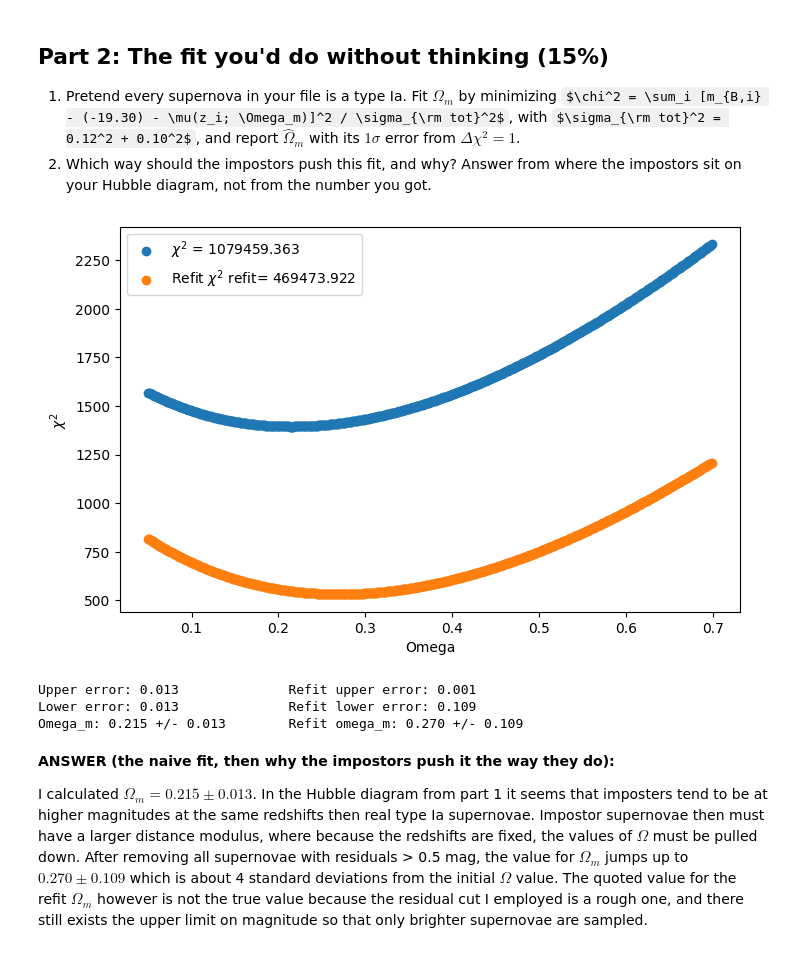
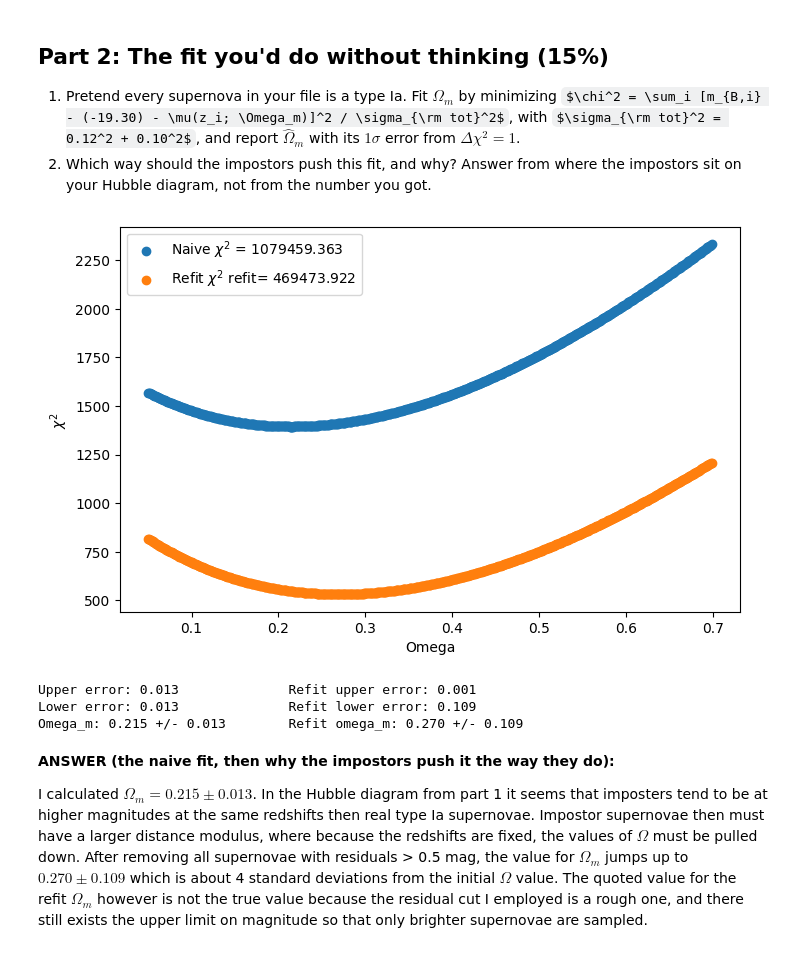
Before and after one commit to andrewtsteves/ast457_2026_Fall, a Jupyter notebook: submissions/asteves2/lab09.ipynb, the cells around one changed output. Cells and saved outputs as stored; diff of their text form; code cells hidden in the pictures; some formulas as TeX source.

```diff
--- a/submissions/asteves2/lab09.ipynb
+++ b/submissions/asteves2/lab09.ipynb
@@ -179,35 +177,35 @@ From the part 1 plots, the type Ia supernovae follow a well-defined trend, from
 Om_range = np.arange(0.05, 0.7, 0.001)
 sig_tot = 0.12**2 + 0.10**2
 
 chi2 = np.array([np.sum((m + 19.3 - mu(z, Om))**2 / sig_tot) for Om in Om_range])
 k = np.argmin(chi2)
 
 inside = Om_range[chi2 <= chi2[k] + 1]
 Om_hat, lo, hi = Om_range[k], inside.min(), inside.max()
 
 mask = resid > 0.5
 z_masked, m_masked = z[~mask], m[~mask]
 chi2_refit = np.array([np.sum((m_masked + 19.3 - mu(z_masked, Om))**2 / sig_tot) for Om in Om_range])
 
 k_refit = np.argmin(chi2_refit)
 
 inside_refit = Om_range[chi2 <= chi2[k_refit] + 1]
 Om_hat_refit, lo_refit, hi_refit = Om_range[k_refit], inside_refit.min(), inside_refit.max()
 
 fig = plt.figure(figsize = (8, 5))
-plt.scatter(Om_range, chi2, label = f'$\chi^2$ = {np.sum(chi2):.3f}')
+plt.scatter(Om_range, chi2, label = f'Naive $\chi^2$ = {np.sum(chi2):.3f}')
 plt.scatter(Om_range, chi2_refit, label = f'Refit $\chi^2$ refit= {np.sum(chi2_refit):.3f}')
 plt.xlabel(f'Omega')
 plt.ylabel(f'$\chi^2$ ')
 
 plt.legend()
 plt.show()
 
 print(f'Upper error: {hi - Om_hat:.3f}              Refit upper error: {hi_refit - Om_hat_refit:.3f}')
 print(f'Lower error: {Om_hat - lo:.3f}              Refit lower error: {Om_hat_refit - lo_refit:.3f}')
 print(f'Omega_m: {Om_hat:.3f} +/- {Om_hat - lo:.3f}        Refit omega_m: {Om_hat_refit:.3f} +/- {Om_hat_refit - lo_refit:.3f}')
 # %% [output]
-[figure, old version]
+[figure, new version]
 Upper error: 0.013              Refit upper error: 0.001
 Lower error: 0.013              Refit lower error: 0.109
 Omega_m: 0.215 +/- 0.013        Refit omega_m: 0.270 +/- 0.109
```
Also changed, not shown: parts of 13 cells of this notebook, 1 other file.
